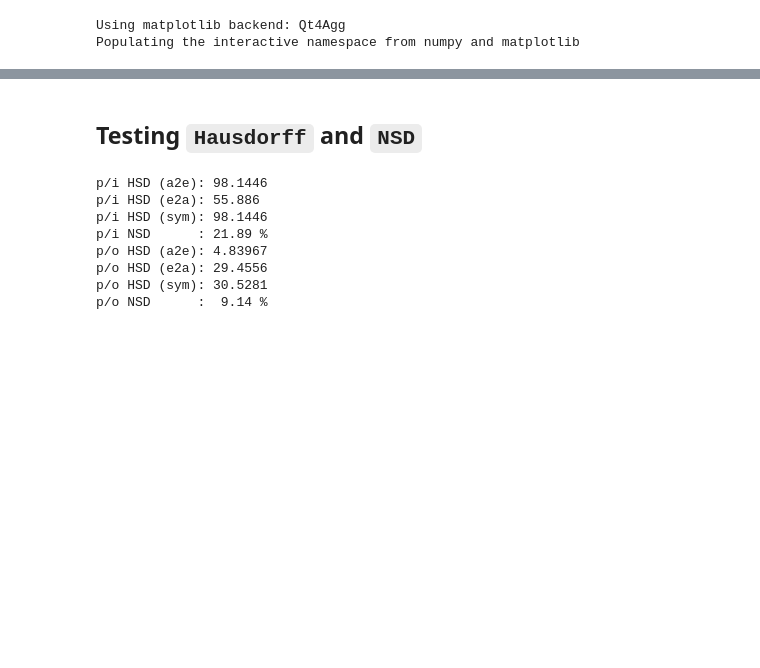
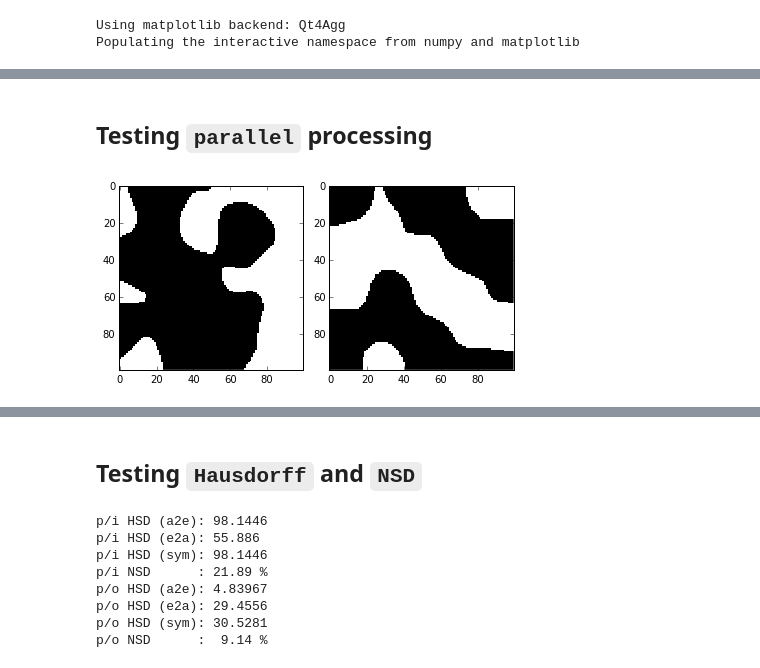
Before and after one commit to BMCV/segmetrics, a Jupyter notebook: test.ipynb, the cells around one changed output, grey strips where cells are left out. Cells and saved outputs as stored; diff of their text form; code cells hidden in the pictures; blank space fills up the shorter version.

```diff
--- a/test.ipynb
+++ b/test.ipynb
@@ -37,3 +39,27 @@ def load_img(filepath):
 # %%
 result_list      = [load_img('testdata/%02d_result.%s'      % (i, ext)) for i, ext in enumerate(['png', 'tif'], 1)]
 groundtruth_list = [load_img('testdata/%02d_groundtruth.%s' % (i, ext)) for i, ext in enumerate(['png', 'tif'], 1)]
+# %% [markdown]
+## Testing `parallel` processing
+# %%
+def create_parallel_testing_study():
+    study = Study()
+    study.add_measure(ObjectBasedDistance(NSD()), 'NSD')
+    study.add_measure(ISBIScore(), 'SEG')
+    return study
+
+def get_random_actual(chunk_id):
+    random.seed(chunk_id)
+    im = ndi.gaussian_filter(random.rand(100, 100), 10)
+    return im > im.mean() + 0.2 * im.std()
+
+def get_random_expected(chunk_id):
+    return get_random_actual(1000 + chunk_id)
+
+subplot(121)
+imshow(get_random_actual(1), 'gray', interpolation='none')
+subplot(122)
+imshow(get_random_expected(1), 'gray', interpolation='none')
+tight_layout()
+# %% [output]
+[figure, added]
```
Also changed, not shown: parts of 5 cells of this notebook, 3 other files.
